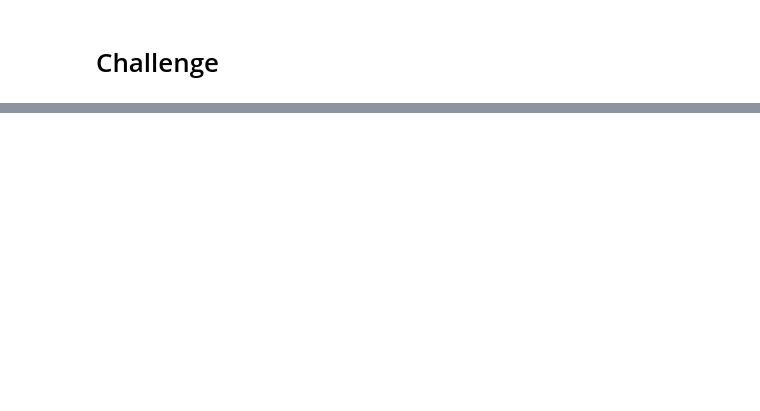
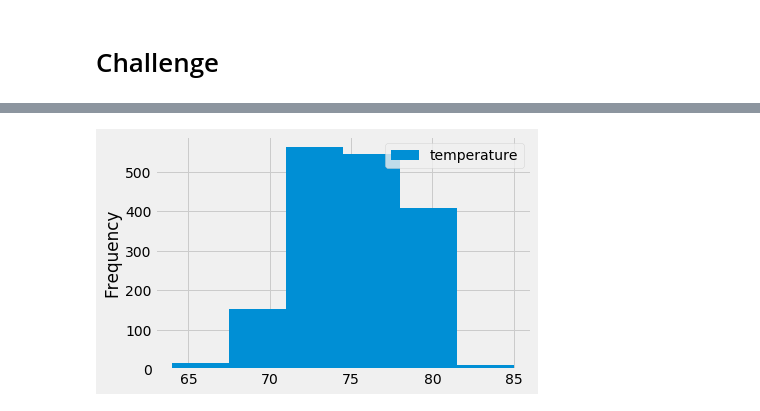
Before and after one commit to OmerGokturkYildirim/surfs_up, a Jupyter notebook: climate_analysis.ipynb, the cells around one changed output, grey strips where cells are left out. Saved outputs shown, nothing was run; the diff lists cells and outputs as text; code cells hidden in the pictures; blank space fills up the shorter version.

```diff
--- a/climate_analysis.ipynb
+++ b/climate_analysis.ipynb
@@ -121,0 +168,15 @@ df = pd.DataFrame(results, columns=['tobs'])
+# %%
+
+# Perform a query to retrieve the data and precipitation scores
+results = []
+
+results = session.query(Measurement.date, Measurement.tobs)
+results = session.query(Measurement.date, Measurement.tobs).filter(extract('month', Measurement.date)==6).all()
+
+
+# Save the query results as a Pandas DataFrame and set the index to the date column
+june_df = pd.DataFrame(results, columns=['date','temperature'])
+
+# Sort the dataframe by date
+june_df.set_index(june_df['date'], inplace=True)
+june_df
@@ -121,0 +210,7 @@ df = pd.DataFrame(results, columns=['tobs'])
+# %%
+#temperatures in june
+
+june_df.plot.hist(bins=6)
+plt.show()
+# %% [output]
+[figure, added]
```
Also changed, not shown: parts of 12 cells of this notebook, 4 other files.
